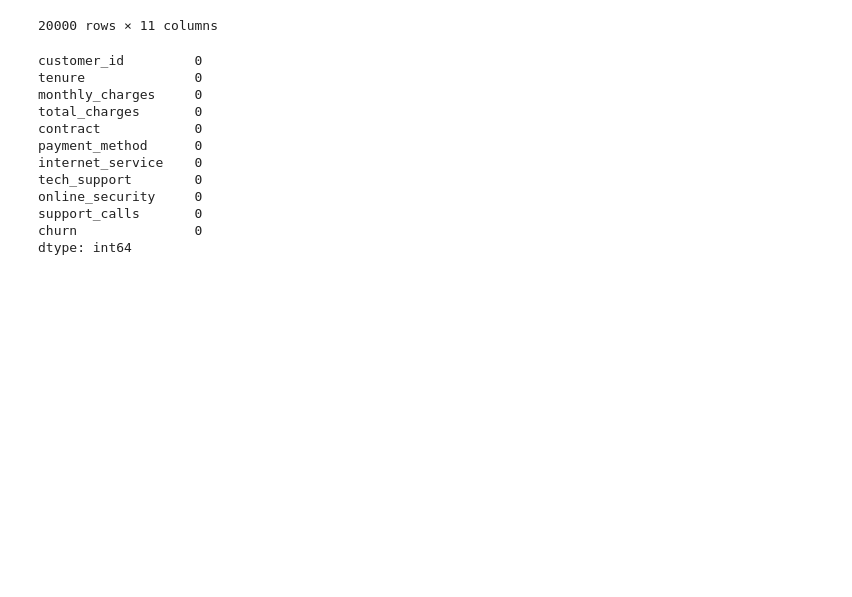
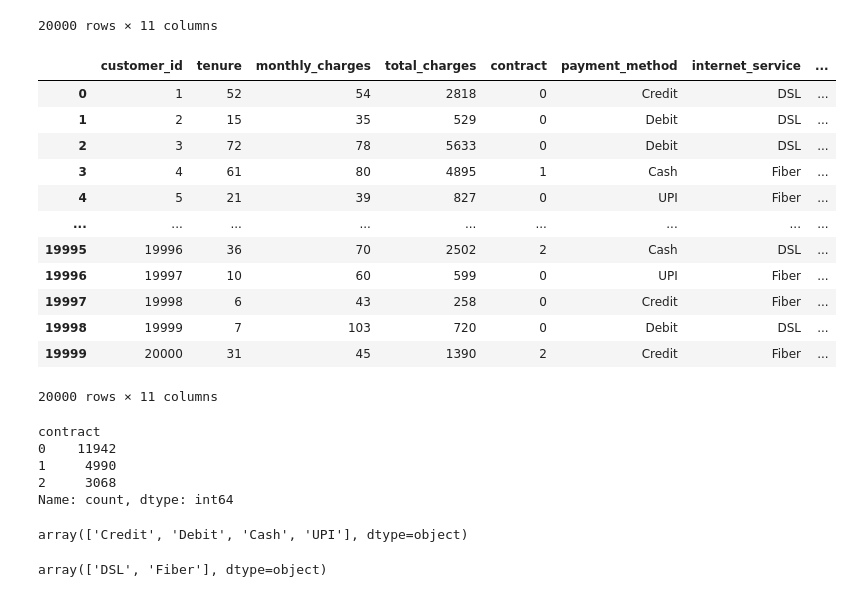
Before and after one commit to harshbhatt15/Additional_Projects, a Jupyter notebook: customer_churn/customer_churn_Classification.ipynb, the cells around one changed output. Cells and saved outputs as stored; diff of their text form; code cells hidden in the pictures; blank space fills up the shorter version.

```diff
--- a/customer_churn/customer_churn_Classification.ipynb
+++ b/customer_churn/customer_churn_Classification.ipynb
@@ -304,18 +305,37 @@ customer_churn
 | 19998 | 19999 | 7 | 103 | 720 | Month-to-month | Debit | DSL | ... |
 | 19999 | 20000 | 31 | 45 | 1390 | Two year | Credit | Fiber | ... |
 20000 rows × 11 columns
-# %%
-customer_churn.isnull().sum()
-# %% [output]
-customer_id         0
-tenure              0
-monthly_charges     0
-total_charges       0
-contract            0
-payment_method      0
-internet_service    0
-tech_support        0
-online_security     0
-support_calls       0
-churn               0
-dtype: int64
+# %%
+customer_churn['contract'] = customer_churn['contract'].map({
+    'Month-to-month': 0,
+    'One year': 1,
+    'Two year': 2
+}).astype('int64')
+# %%
+customer_churn
+# %% [output]
+|  | customer_id | tenure | monthly_charges | total_charges | contract | payment_method | internet_service | ... |
+| 0 | 1 | 52 | 54 | 2818 | 0 | Credit | DSL | ... |
+| 1 | 2 | 15 | 35 | 529 | 0 | Debit | DSL | ... |
+| 2 | 3 | 72 | 78 | 5633 | 0 | Debit | DSL | ... |
+| 3 | 4 | 61 | 80 | 4895 | 1 | Cash | Fiber | ... |
+| 4 | 5 | 21 | 39 | 827 | 0 | UPI | Fiber | ... |
+| ... | ... | ... | ... | ... | ... | ... | ... | ... |
+| 19995 | 19996 | 36 | 70 | 2502 | 2 | Cash | DSL | ... |
+| 19996 | 19997 | 10 | 60 | 599 | 0 | UPI | Fiber | ... |
+| 19997 | 19998 | 6 | 43 | 258 | 0 | Credit | Fiber | ... |
+| 19998 | 19999 | 7 | 103 | 720 | 0 | Debit | DSL | ... |
+| 19999 | 20000 | 31 | 45 | 1390 | 2 | Credit | Fiber | ... |
+20000 rows × 11 columns
+# %%
+customer_churn['contract'].value_counts()
+# %% [output]
+contract
+0    11942
+1     4990
+2     3068
+Name: count, dtype: int64
+# %%
+customer_churn['payment_method'].unique()
+# %% [output]
+array(['Credit', 'Debit', 'Cash', 'UPI'], dtype=object)
@@ -321,0 +349,4 @@ dtype: int64
+# %%
+customer_churn['internet_service'].unique()
+# %% [output]
+array(['DSL', 'Fiber'], dtype=object)
```
Also changed, not shown: parts of 35 cells of this notebook.
